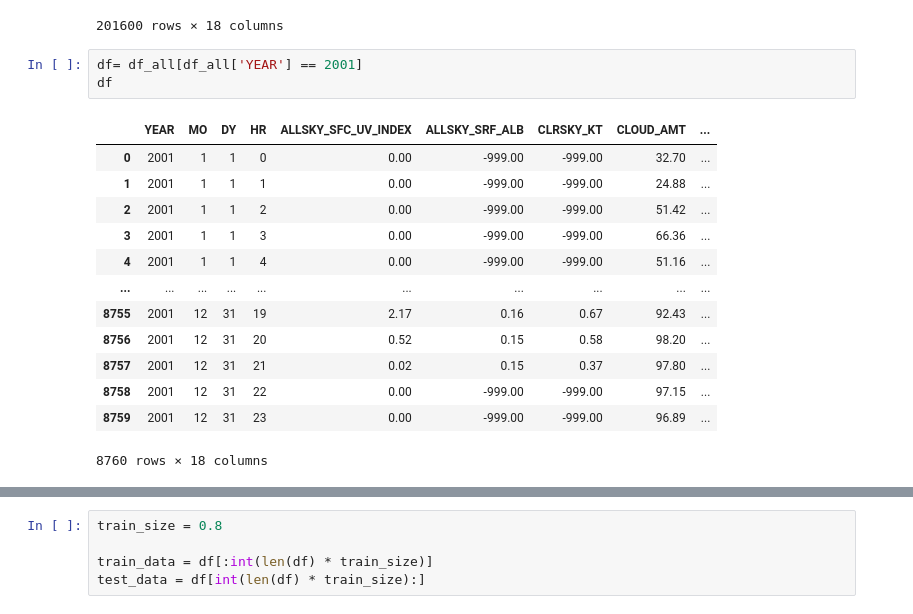
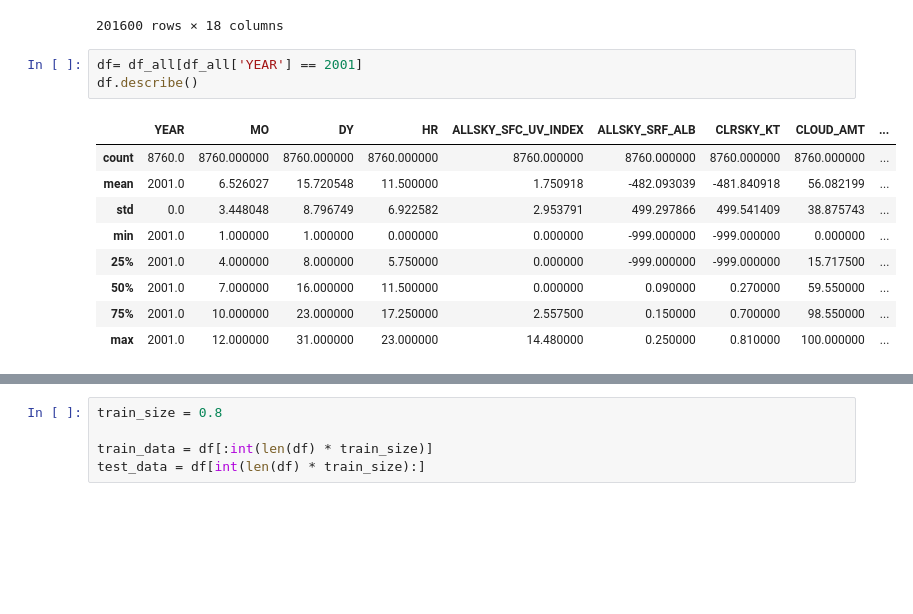
Before and after one commit to NSG0409/pfc, a Jupyter notebook: Previsor_23.ipynb, the cells around one changed output, grey strips where cells are left out. Cells and saved outputs as stored; diff of their text form; blank space fills up the shorter version.

```diff
--- a/Previsor_23.ipynb
+++ b/Previsor_23.ipynb
@@ -18,21 +18,17 @@ df_all
 201600 rows × 18 columns
 # %%
 df= df_all[df_all['YEAR'] == 2001]
-df
+df.describe()
 # %% [output]
 |  | YEAR | MO | DY | HR | ALLSKY_SFC_UV_INDEX | ALLSKY_SRF_ALB | CLRSKY_KT | CLOUD_AMT | ... |
-| 0 | 2001 | 1 | 1 | 0 | 0.00 | -999.00 | -999.00 | 32.70 | ... |
-| 1 | 2001 | 1 | 1 | 1 | 0.00 | -999.00 | -999.00 | 24.88 | ... |
-| 2 | 2001 | 1 | 1 | 2 | 0.00 | -999.00 | -999.00 | 51.42 | ... |
-| 3 | 2001 | 1 | 1 | 3 | 0.00 | -999.00 | -999.00 | 66.36 | ... |
-| 4 | 2001 | 1 | 1 | 4 | 0.00 | -999.00 | -999.00 | 51.16 | ... |
-| ... | ... | ... | ... | ... | ... | ... | ... | ... | ... |
-| 8755 | 2001 | 12 | 31 | 19 | 2.17 | 0.16 | 0.67 | 92.43 | ... |
-| 8756 | 2001 | 12 | 31 | 20 | 0.52 | 0.15 | 0.58 | 98.20 | ... |
-| 8757 | 2001 | 12 | 31 | 21 | 0.02 | 0.15 | 0.37 | 97.80 | ... |
-| 8758 | 2001 | 12 | 31 | 22 | 0.00 | -999.00 | -999.00 | 97.15 | ... |
-| 8759 | 2001 | 12 | 31 | 23 | 0.00 | -999.00 | -999.00 | 96.89 | ... |
+| count | 8760.0 | 8760.000000 | 8760.000000 | 8760.000000 | 8760.000000 | 8760.000000 | 8760.000000 | 8760.000000 | ... |
+| mean | 2001.0 | 6.526027 | 15.720548 | 11.500000 | 1.750918 | -482.093039 | -481.840918 | 56.082199 | ... |
+| std | 0.0 | 3.448048 | 8.796749 | 6.922582 | 2.953791 | 499.297866 | 499.541409 | 38.875743 | ... |
+| min | 2001.0 | 1.000000 | 1.000000 | 0.000000 | 0.000000 | -999.000000 | -999.000000 | 0.000000 | ... |
+| 25% | 2001.0 | 4.000000 | 8.000000 | 5.750000 | 0.000000 | -999.000000 | -999.000000 | 15.717500 | ... |
+| 50% | 2001.0 | 7.000000 | 16.000000 | 11.500000 | 0.000000 | 0.090000 | 0.270000 | 59.550000 | ... |
+| 75% | 2001.0 | 10.000000 | 23.000000 | 17.250000 | 2.557500 | 0.150000 | 0.700000 | 98.550000 | ... |
+| max | 2001.0 | 12.000000 | 31.000000 | 23.000000 | 14.480000 | 0.250000 | 0.810000 | 100.000000 | ... |
-8760 rows × 18 columns
 # %%
 # Criando nova coluna para datas
 
```
Also changed, not shown: parts of 1 cell of this notebook, 1 other file.
